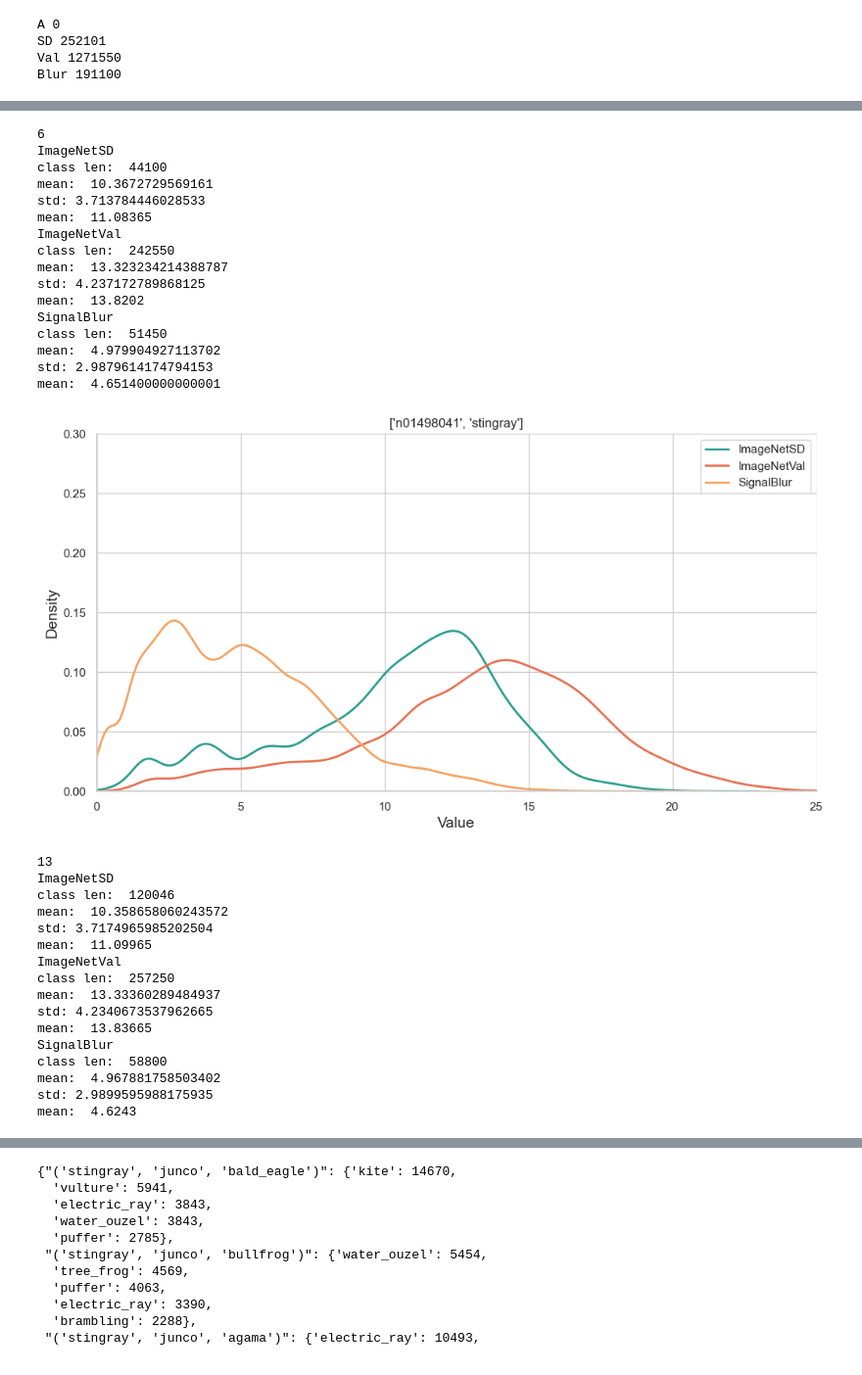
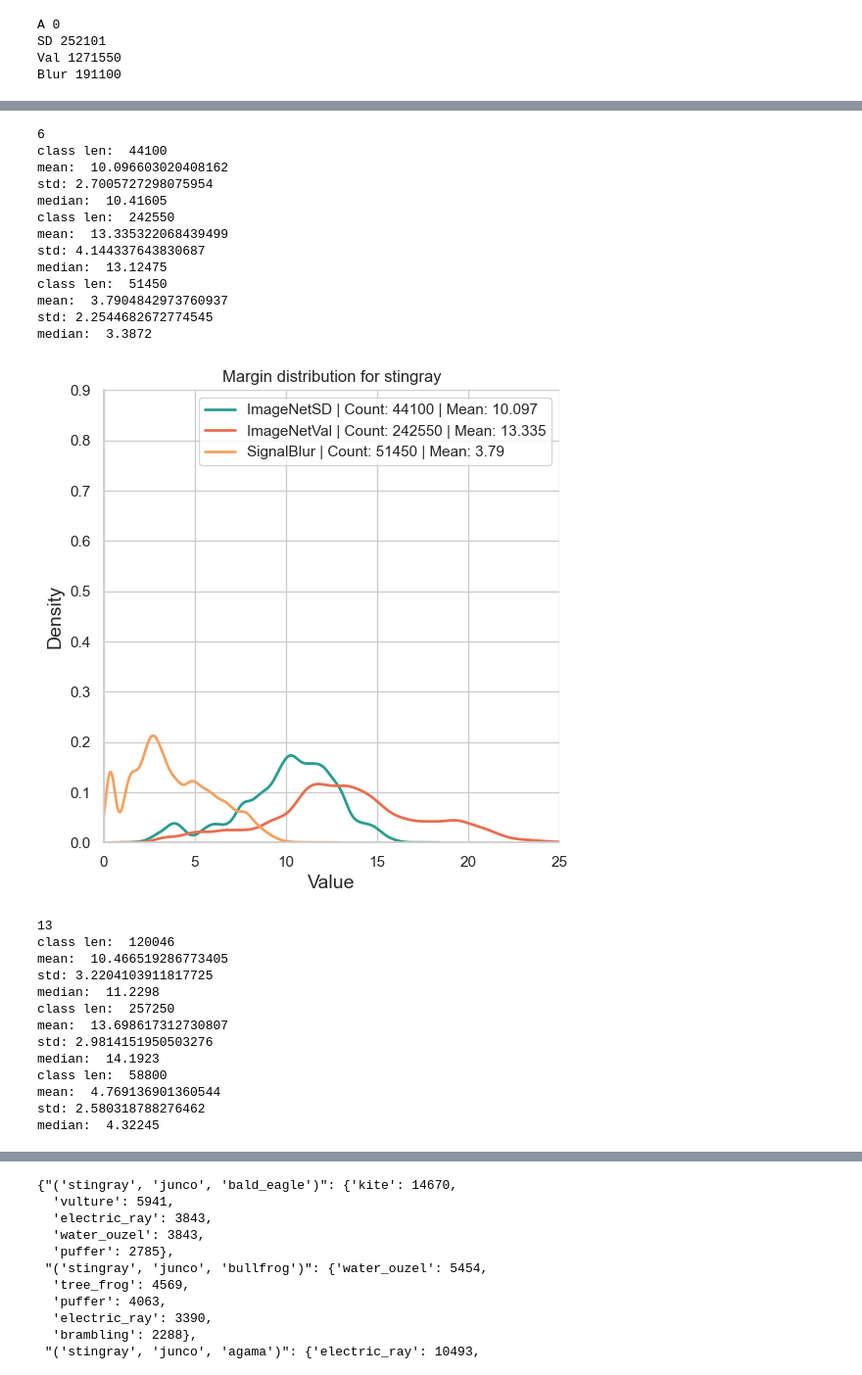
Before and after one commit to JuanmaPT/OODbench, a Jupyter notebook: AnalysisResults.ipynb, the cells around one changed output, grey strips where cells are left out. Shown at 98% size. Saved outputs shown, nothing was run; the diff lists cells and outputs as text; code cells hidden in the pictures.

```diff
--- a/AnalysisResults.ipynb
+++ b/AnalysisResults.ipynb
@@ -224,41 +225,36 @@ mean:  11.1
 # %%
 ### Margins ResNet: ANALISIS CLASES
 experiments_names =  ['ImageNetA', 'ImageNetSD', 'ImageNetVal','SignalBlur']
+
 all_class = [ 6, 13, 22, 30, 42]
 for class_label in all_class:
     #compute_pmf_classes(margin_df_ResNet_list, 100, class_label, experiments_names)
-    compute_pmf_classes(margin_df_ResNet_list, 100, class_label, experiments_names)
+    compute_pmf_classes(margin_df_ResNet_list, 100, class_label, experiments_names, 0.9)
 # %% [output]
 6
-ImageNetSD
 class len:  44100
-mean:  10.3672729569161
-std: 3.713784446028533
-mean:  11.08365
-ImageNetVal
+mean:  10.096603020408162
+std: 2.7005727298075954
+median:  10.41605
 class len:  242550
-mean:  13.323234214388787
-std: 4.237172789868125
-mean:  13.8202
-SignalBlur
+mean:  13.335322068439499
+std: 4.144337643830687
+median:  13.12475
 class len:  51450
-mean:  4.979904927113702
-std: 2.9879614174794153
-mean:  4.651400000000001
+mean:  3.7904842973760937
+std: 2.2544682672774545
+median:  3.3872
-[figure, old version]
+[figure, new version]
 13
-ImageNetSD
 class len:  120046
-mean:  10.358658060243572
-std: 3.7174965985202504
-mean:  11.09965
-ImageNetVal
+mean:  10.466519286773405
+std: 3.2204103911817725
+median:  11.2298
 class len:  257250
-mean:  13.33360289484937
-std: 4.2340673537962665
-mean:  13.83665
-SignalBlur
+mean:  13.698617312730807
+std: 2.9814151950503276
+median:  14.1923
 class len:  58800
-mean:  4.967881758503402
-std: 2.9899595988175935
-mean:  4.6243
+mean:  4.769136901360544
+std: 2.580318788276462
+median:  4.32245
```
Also changed, not shown: parts of 8 cells of this notebook, 1 other file.
